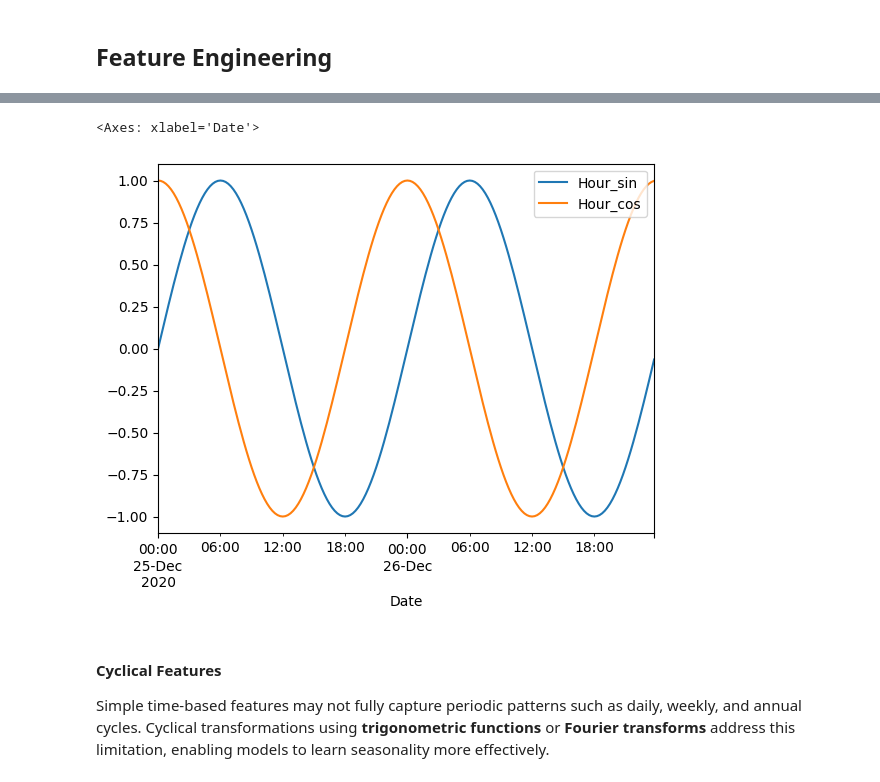
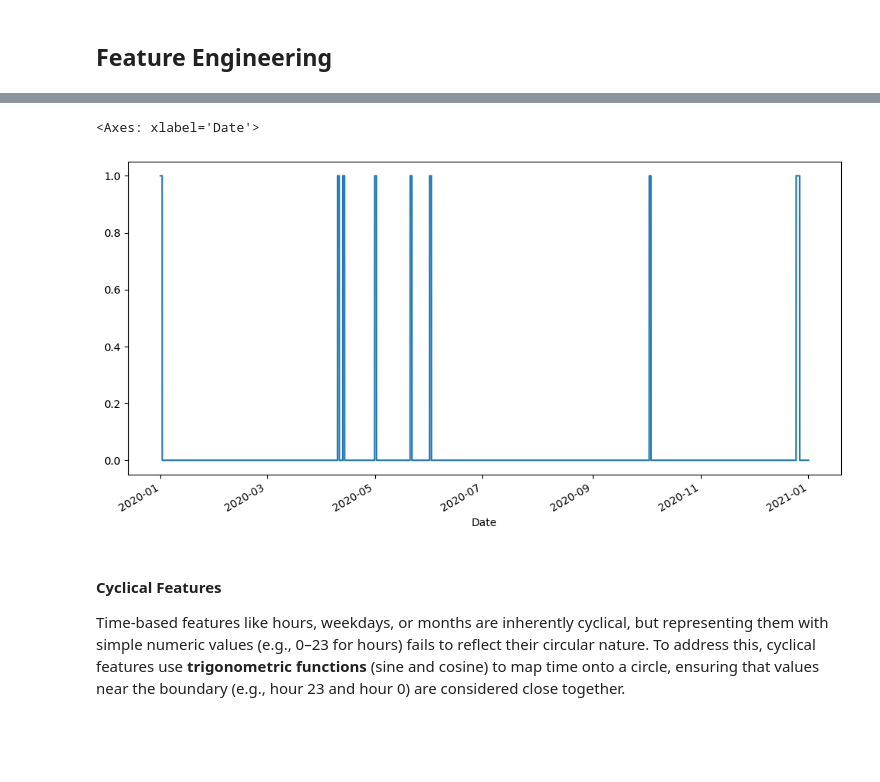
Before and after one commit to anthonymakarewicz/algo-electricity-trading, a Jupyter notebook: main.ipynb, the cells around one changed output, grey strips where cells are left out. Saved outputs shown, nothing was run; the diff lists cells and outputs as text; code cells hidden in the pictures; blank space fills up the shorter version.

```diff
--- a/main.ipynb
+++ b/main.ipynb
@@ -1166,9 +1160,0 @@ df.loc["2020-12-25", ["Hour_sin", "Hour_cos"]].plot(x="Hour_sin", y="Hour_cos",
-# %%
-df.loc["2020-12-25":"2020-12-26", ["Hour_sin", "Hour_cos"]].plot()
-# %% [output]
-<Axes: xlabel='Date'>
-[figure, removed]
-# %% [markdown]
-#### **Cyclical Features**
-
-Simple time-based features may not fully capture periodic patterns such as daily, weekly, and annual cycles. Cyclical transformations using **trigonometric functions** or **Fourier transforms** address this limitation, enabling models to learn seasonality more effectively.
@@ -1215,0 +1161,9 @@ def extract_mstl_features(df, column, periods, robust=False):
+# %%
+df.loc["2020", "IsHoliday"].plot(figsize=(12, 6))
+# %% [output]
+<Axes: xlabel='Date'>
+[figure, added]
+# %% [markdown]
+#### **Cyclical Features**
+
+Time-based features like hours, weekdays, or months are inherently cyclical, but representing them with simple numeric values (e.g., 0–23 for hours) fails to reflect their circular nature. To address this, cyclical features use **trigonometric functions** (sine and cosine) to map time onto a circle, ensuring that values near the boundary (e.g., hour 23 and hour 0) are considered close together.
```
Also changed, not shown: parts of 25 cells of this notebook.
